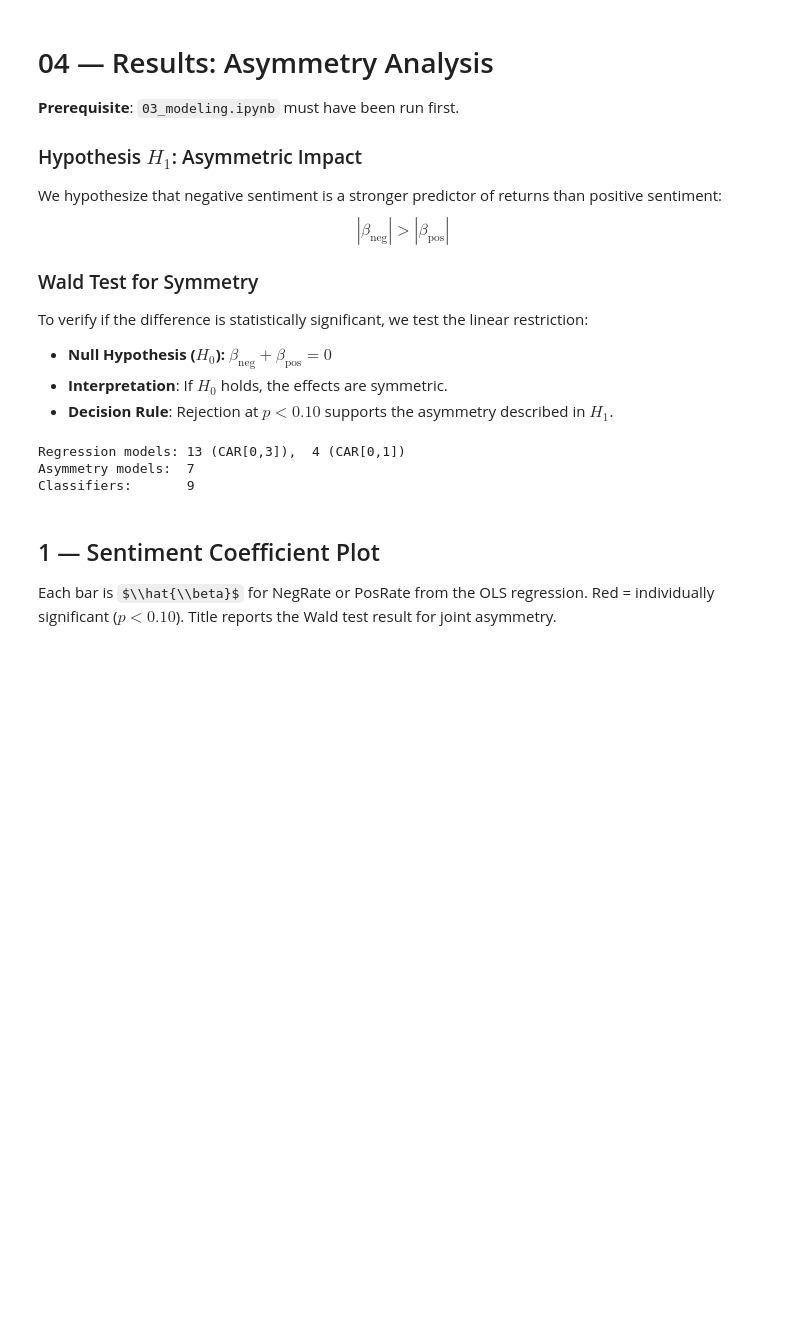
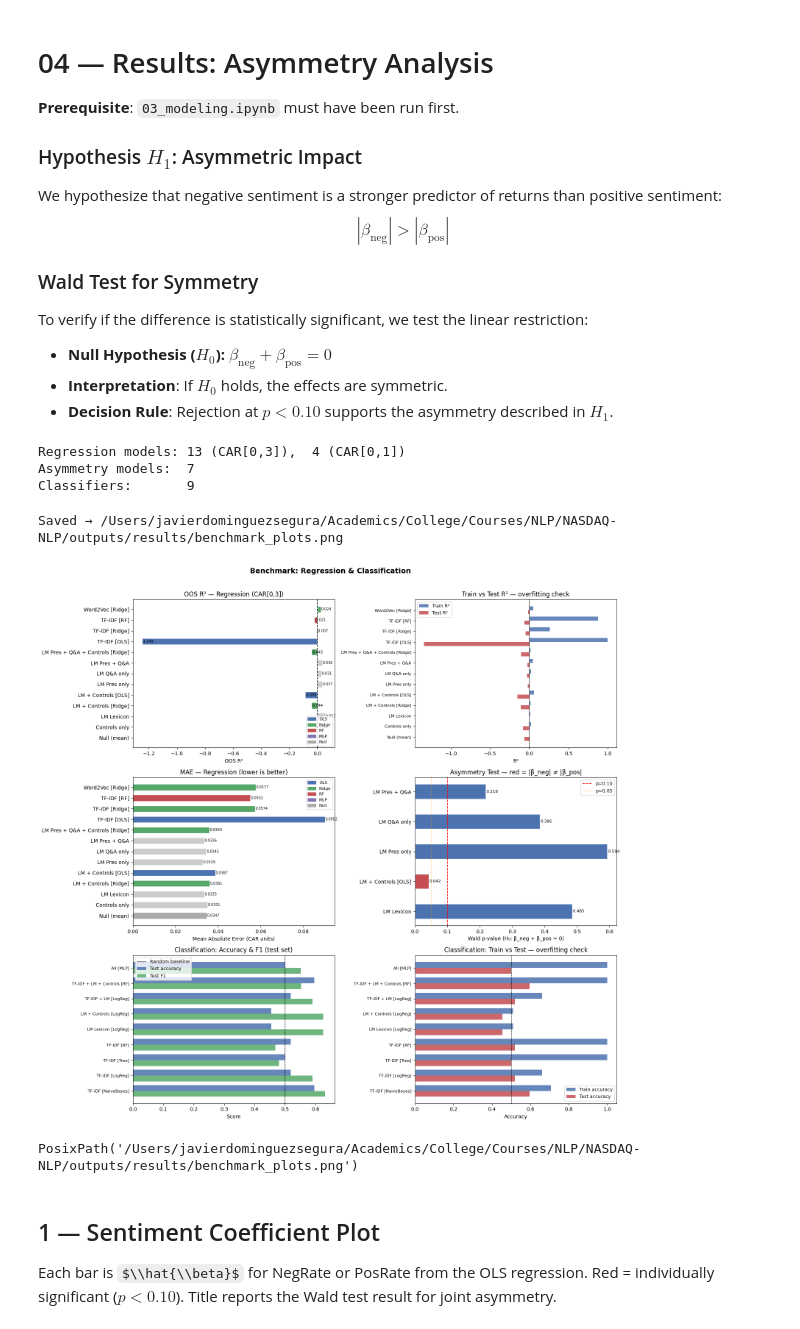
Before and after one commit to Tee-Time-Software-Solutions/NASDAQ-NLP, a Jupyter notebook: notebooks/04_results.ipynb, the cells around one changed output. Saved outputs shown, nothing was run; the diff lists cells and outputs as text; code cells hidden in the pictures; some formulas as TeX source; blank space fills up the shorter version.

```diff
--- a/notebooks/04_results.ipynb
+++ b/notebooks/04_results.ipynb
@@ -41,6 +41,15 @@ print(f"Classifiers:       {len(clf)}")
 Regression models: 13 (CAR[0,3]),  4 (CAR[0,1])
 Asymmetry models:  7
 Classifiers:       9
+# %%
+from nasdaq_nlp.visualization import plot_benchmark
+
+# 6-panel overview: OOS R², overfitting check, MAE, Wald p, clf accuracy/F1
+plot_benchmark(benchmark, clf)
+# %% [output]
+Saved → /Users/javierdominguezsegura/Academics/College/Courses/NLP/NASDAQ-NLP/outputs/results/benchmark_plots.png
+[figure, added]
+PosixPath('/Users/javierdominguezsegura/Academics/College/Courses/NLP/NASDAQ-NLP/outputs/results/benchmark_plots.png')
 # %% [markdown]
 ## 1 — Sentiment Coefficient Plot
 
```
Also changed, not shown: parts of 6 cells of this notebook, 20 other files.
